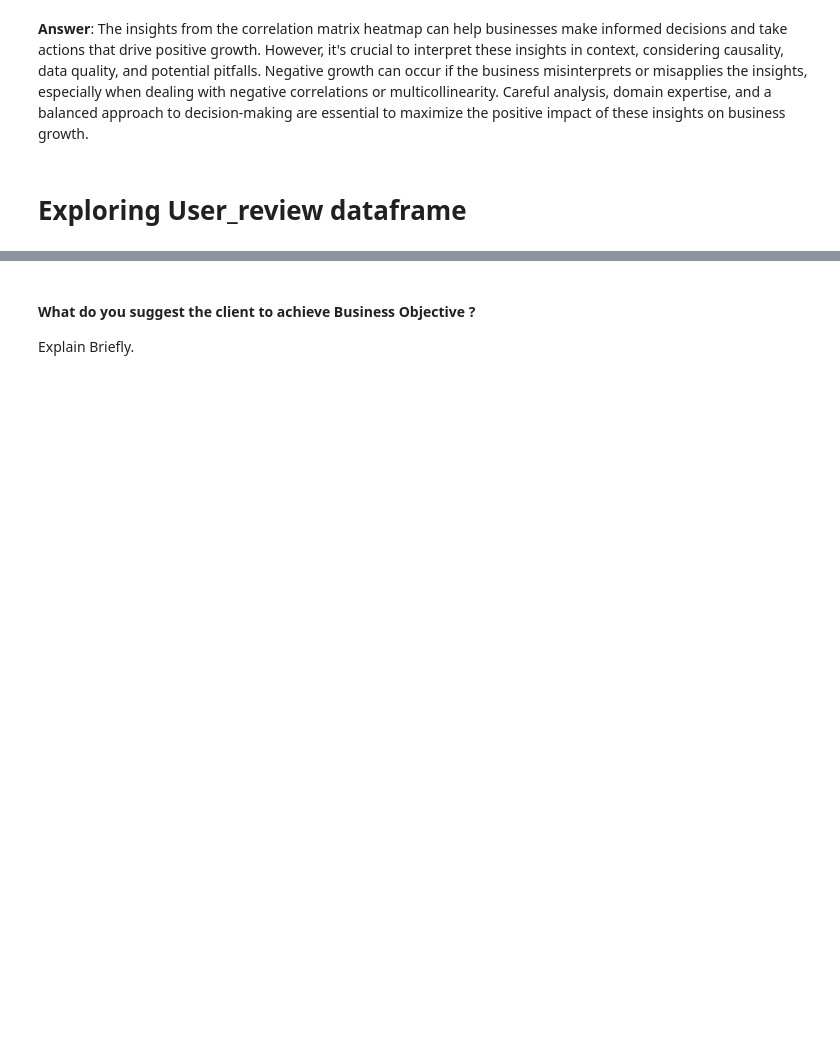
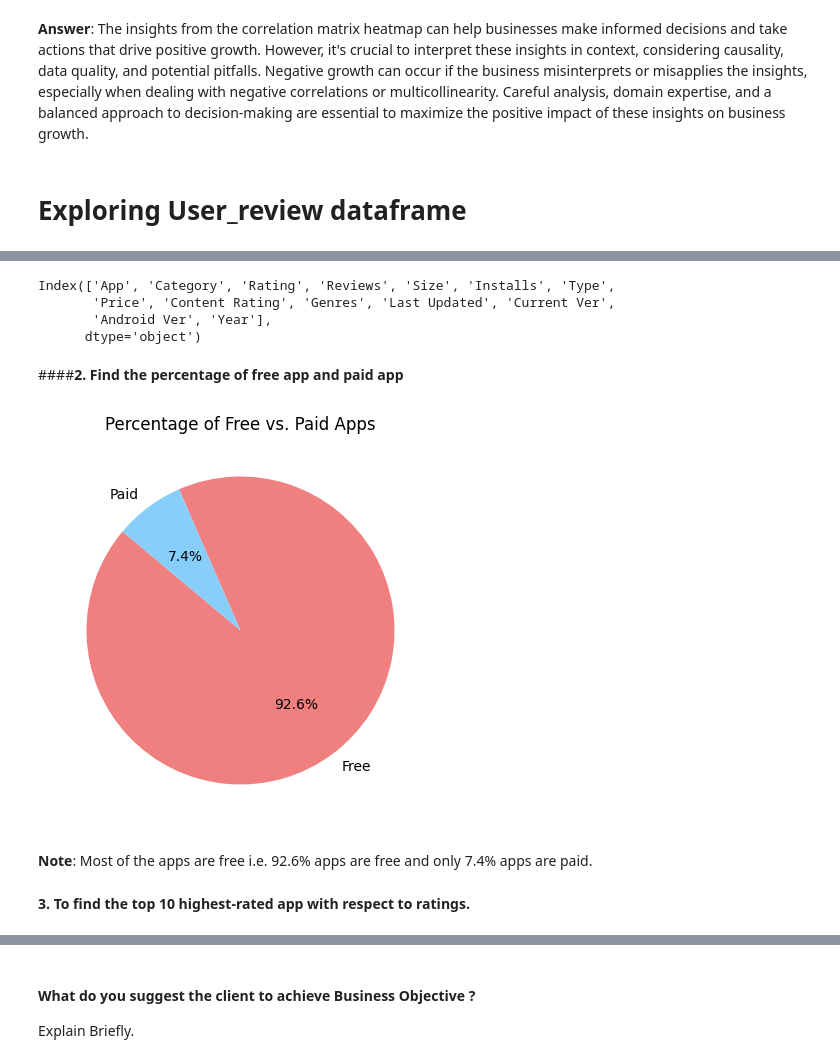
Before and after one commit to sanjaypatil91/Play-Store-App-Review-Analysis, a Jupyter notebook: Capstone_Project_Play_Store_App_Review_Analysis.ipynb, the cells around one changed output, grey strips where cells are left out. Cells and saved outputs as stored; diff of their text form; code cells hidden in the pictures; blank space fills up the shorter version.

```diff
--- a/Capstone_Project_Play_Store_App_Review_Analysis.ipynb
+++ b/Capstone_Project_Play_Store_App_Review_Analysis.ipynb
@@ -777,0 +1084,24 @@ Are there any insights that lead to negative growth? Justify with specific reaso
+# %%
+df_ps.columns
+# %% [output]
+Index(['App', 'Category', 'Rating', 'Reviews', 'Size', 'Installs', 'Type',
+       'Price', 'Content Rating', 'Genres', 'Last Updated', 'Current Ver',
+       'Android Ver', 'Year'],
+      dtype='object')
+# %% [markdown]
+####**2. Find the percentage of free app and paid app**
+# %%
+# Calculate the counts of free and paid apps
+type_counts = df_ps['Type'].value_counts()
+
+# Create a pie plot
+plt.figure(figsize=(5, 5))
+plt.pie(type_counts, labels=type_counts.index, autopct='%1.1f%%', startangle=140, colors=['lightcoral', 'lightskyblue'])
+plt.title('Percentage of Free vs. Paid Apps')
+plt.show()
+# %% [output]
+[figure, added]
+# %% [markdown]
+**Note**: Most of the apps are free i.e. 92.6% apps are free and only 7.4% apps are paid.
+# %% [markdown]
+**3. To find the top 10 highest-rated app with respect to ratings.**
```
Also changed, not shown: parts of 82 cells of this notebook.
